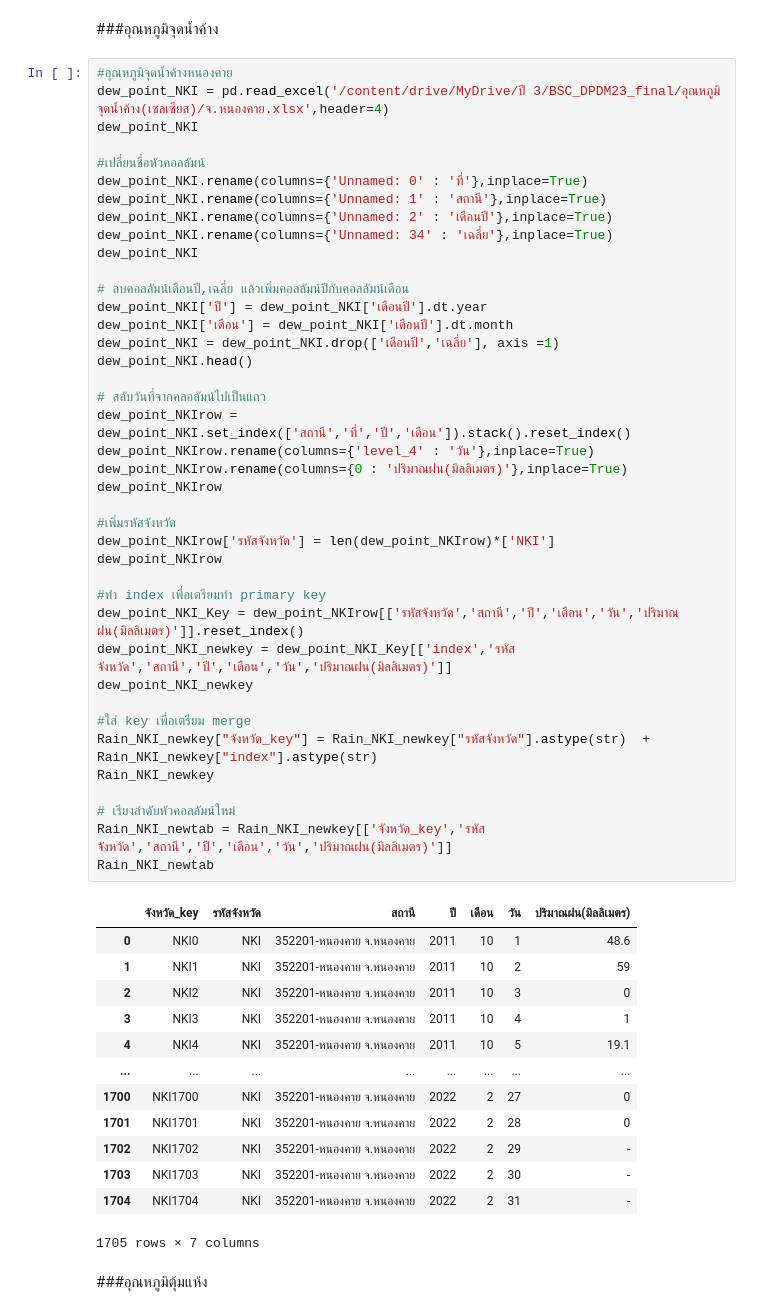
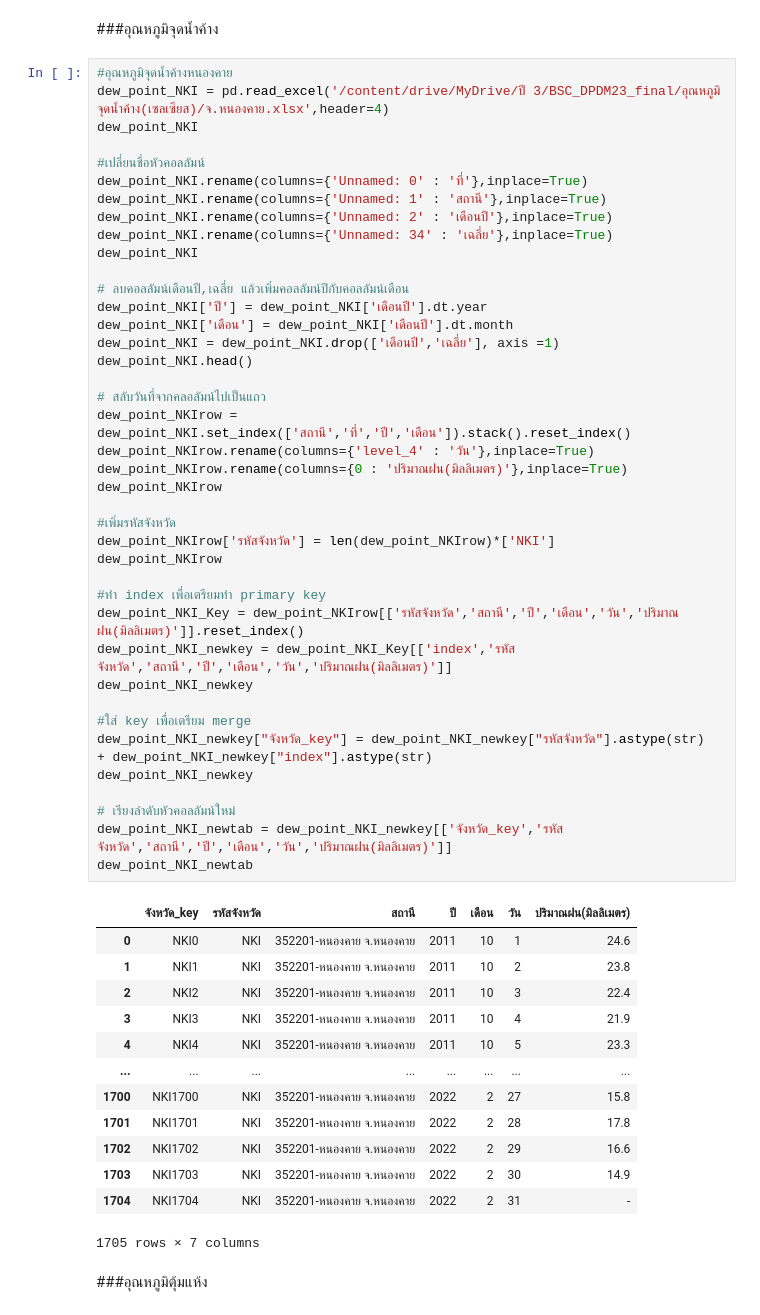
Before and after one commit to Phimphika113/BSC_DPDM23, a Jupyter notebook: midterm_bscdpdm23.ipynb, the cells around one changed output. Cells and saved outputs as stored; diff of their text form.

```diff
--- a/midterm_bscdpdm23.ipynb
+++ b/midterm_bscdpdm23.ipynb
@@ -1809,47 +1875,47 @@ dew_point_NKI.rename(columns={'Unnamed: 1' : 'สถานี'},inplace=True)
 dew_point_NKI.rename(columns={'Unnamed: 2' : 'เดือนปี'},inplace=True)
 dew_point_NKI.rename(columns={'Unnamed: 34' : 'เฉลี่ย'},inplace=True)
 dew_point_NKI
 
 # ลบคอลลัมน์เดือนปี,เฉลี่ย แล้วเพิ่มคอลลัมน์ปีกับคอลลัมน์เดือน
 dew_point_NKI['ปี'] = dew_point_NKI['เดือนปี'].dt.year
 dew_point_NKI['เดือน'] = dew_point_NKI['เดือนปี'].dt.month
 dew_point_NKI = dew_point_NKI.drop(['เดือนปี','เฉลี่ย'], axis =1)
 dew_point_NKI.head()
 
 # สลับวันที่จากคลอลัมน์ไปเป็นแถว
 dew_point_NKIrow = dew_point_NKI.set_index(['สถานี','ที่','ปี','เดือน']).stack().reset_index()
 dew_point_NKIrow.rename(columns={'level_4' : 'วัน'},inplace=True)
 dew_point_NKIrow.rename(columns={0 : 'ปริมาณฝน(มิลลิเมตร)'},inplace=True)
 dew_point_NKIrow
 
 #เพิ่มรหัสจังหวัด
 dew_point_NKIrow['รหัสจังหวัด'] = len(dew_point_NKIrow)*['NKI']
 dew_point_NKIrow
 
 #ทำ index เพื่อเตรียมทำ primary key
 dew_point_NKI_Key = dew_point_NKIrow[['รหัสจังหวัด','สถานี','ปี','เดือน','วัน','ปริมาณฝน(มิลลิเมตร)']].reset_index()
 dew_point_NKI_newkey = dew_point_NKI_Key[['index','รหัสจังหวัด','สถานี','ปี','เดือน','วัน','ปริมาณฝน(มิลลิเมตร)']]
 dew_point_NKI_newkey
 
 #ใส่ key เพื่อเตรียม merge
-Rain_NKI_newkey["จังหวัด_key"] = Rain_NKI_newkey["รหัสจังหวัด"].astype(str)  + Rain_NKI_newkey["index"].astype(str)
-Rain_NKI_newkey
+dew_point_NKI_newkey["จังหวัด_key"] = dew_point_NKI_newkey["รหัสจังหวัด"].astype(str)  + dew_point_NKI_newkey["index"].astype(str)
+dew_point_NKI_newkey
 
 # เรียงลำดับหัวคอลลัมน์ใหม่
-Rain_NKI_newtab = Rain_NKI_newkey[['จังหวัด_key','รหัสจังหวัด','สถานี','ปี','เดือน','วัน','ปริมาณฝน(มิลลิเมตร)']]
-Rain_NKI_newtab
+dew_point_NKI_newtab = dew_point_NKI_newkey[['จังหวัด_key','รหัสจังหวัด','สถานี','ปี','เดือน','วัน','ปริมาณฝน(มิลลิเมตร)']]
+dew_point_NKI_newtab
 # %% [output]
 |  | จังหวัด_key | รหัสจังหวัด | สถานี | ปี | เดือน | วัน | ปริมาณฝน(มิลลิเมตร) |
-| 0 | NKI0 | NKI | 352201-หนองคาย จ.หนองคาย | 2011 | 10 | 1 | 48.6 |
-| 1 | NKI1 | NKI | 352201-หนองคาย จ.หนองคาย | 2011 | 10 | 2 | 59 |
-| 2 | NKI2 | NKI | 352201-หนองคาย จ.หนองคาย | 2011 | 10 | 3 | 0 |
-| 3 | NKI3 | NKI | 352201-หนองคาย จ.หนองคาย | 2011 | 10 | 4 | 1 |
-| 4 | NKI4 | NKI | 352201-หนองคาย จ.หนองคาย | 2011 | 10 | 5 | 19.1 |
+| 0 | NKI0 | NKI | 352201-หนองคาย จ.หนองคาย | 2011 | 10 | 1 | 24.6 |
+| 1 | NKI1 | NKI | 352201-หนองคาย จ.หนองคาย | 2011 | 10 | 2 | 23.8 |
+| 2 | NKI2 | NKI | 352201-หนองคาย จ.หนองคาย | 2011 | 10 | 3 | 22.4 |
+| 3 | NKI3 | NKI | 352201-หนองคาย จ.หนองคาย | 2011 | 10 | 4 | 21.9 |
+| 4 | NKI4 | NKI | 352201-หนองคาย จ.หนองคาย | 2011 | 10 | 5 | 23.3 |
 | ... | ... | ... | ... | ... | ... | ... | ... |
-| 1700 | NKI1700 | NKI | 352201-หนองคาย จ.หนองคาย | 2022 | 2 | 27 | 0 |
-| 1701 | NKI1701 | NKI | 352201-หนองคาย จ.หนองคาย | 2022 | 2 | 28 | 0 |
-| 1702 | NKI1702 | NKI | 352201-หนองคาย จ.หนองคาย | 2022 | 2 | 29 | - |
-| 1703 | NKI1703 | NKI | 352201-หนองคาย จ.หนองคาย | 2022 | 2 | 30 | - |
+| 1700 | NKI1700 | NKI | 352201-หนองคาย จ.หนองคาย | 2022 | 2 | 27 | 15.8 |
+| 1701 | NKI1701 | NKI | 352201-หนองคาย จ.หนองคาย | 2022 | 2 | 28 | 17.8 |
+| 1702 | NKI1702 | NKI | 352201-หนองคาย จ.หนองคาย | 2022 | 2 | 29 | 16.6 |
+| 1703 | NKI1703 | NKI | 352201-หนองคาย จ.หนองคาย | 2022 | 2 | 30 | 14.9 |
 | 1704 | NKI1704 | NKI | 352201-หนองคาย จ.หนองคาย | 2022 | 2 | 31 | - |
 1705 rows × 7 columns
 # %% [markdown]
```
Also changed, not shown: parts of 18 cells of this notebook.
